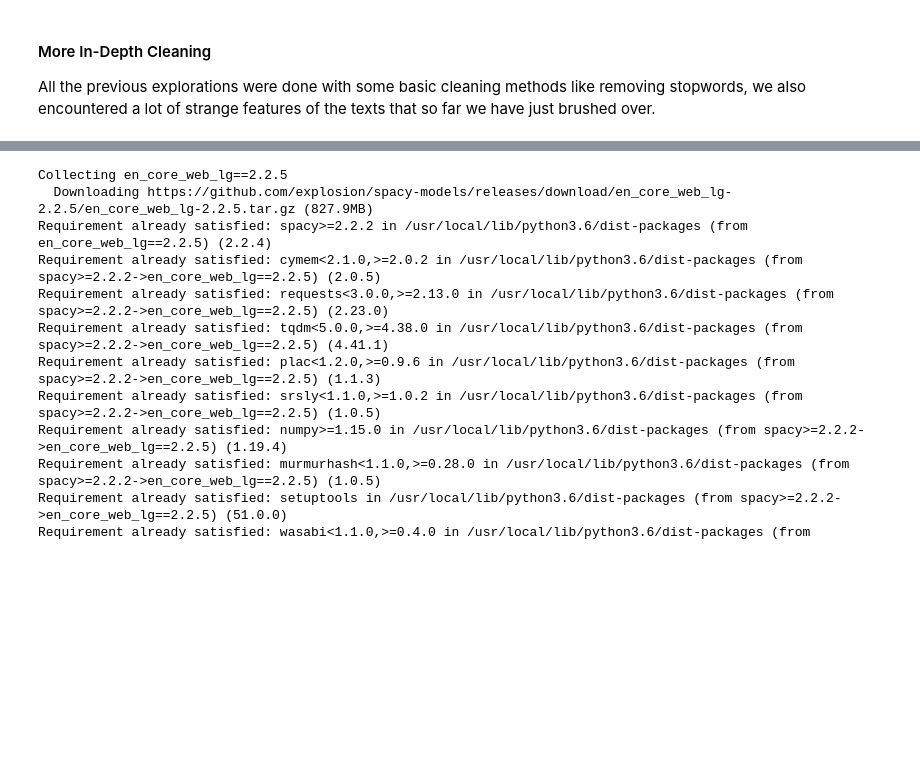
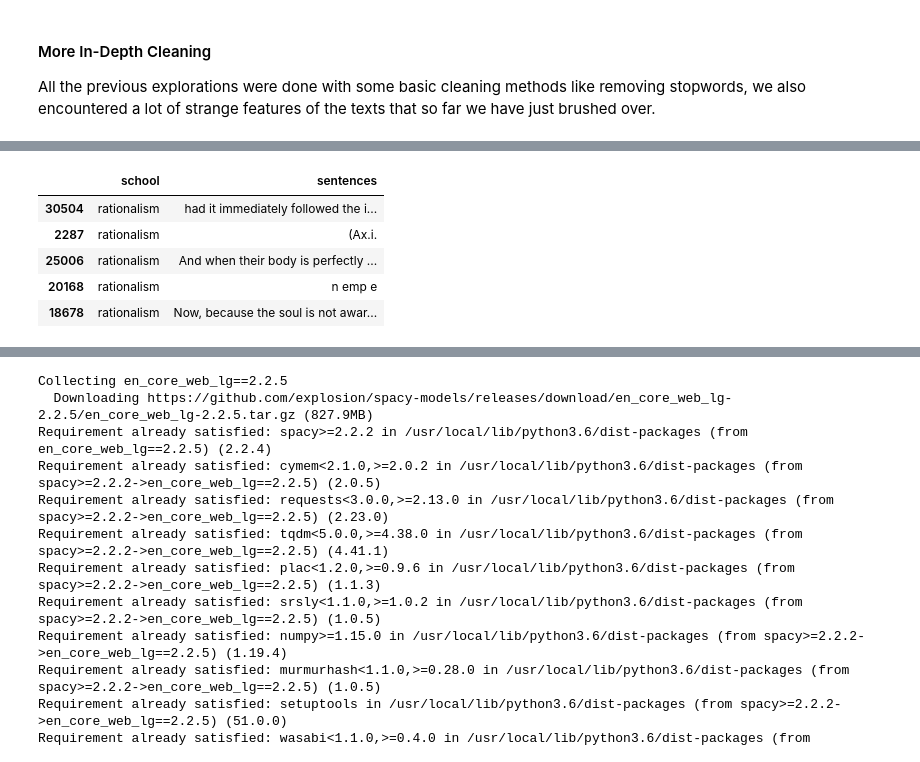
Before and after one commit to kcalizadeh/phil_nlp, a Jupyter notebook: data_load_clean.ipynb, the cells around one changed output, grey strips where cells are left out. Drawn from its saved outputs; the diff is of its cells as text; code cells hidden in the pictures; blank space fills up the shorter version.

```diff
--- a/data_load_clean.ipynb
+++ b/data_load_clean.ipynb
@@ -438,0 +610,11 @@ All the previous explorations were done with some basic cleaning methods like re
+# %%
+text_df_small['sentences'] = text_df_small['sentences'].map(lambda x: space_words(str(x)))
+# %%
+text_df_small.head()
+# %% [output]
+|  | school | sentences |
+| 30504 | rationalism | had it immediately followed the i... |
+| 2287 | rationalism | (Ax.i. |
+| 25006 | rationalism | And when their body is perfectly ... |
+| 20168 | rationalism | n emp e |
+| 18678 | rationalism | Now, because the soul is not awar... |
```
Also changed, not shown: parts of 33 cells of this notebook.
